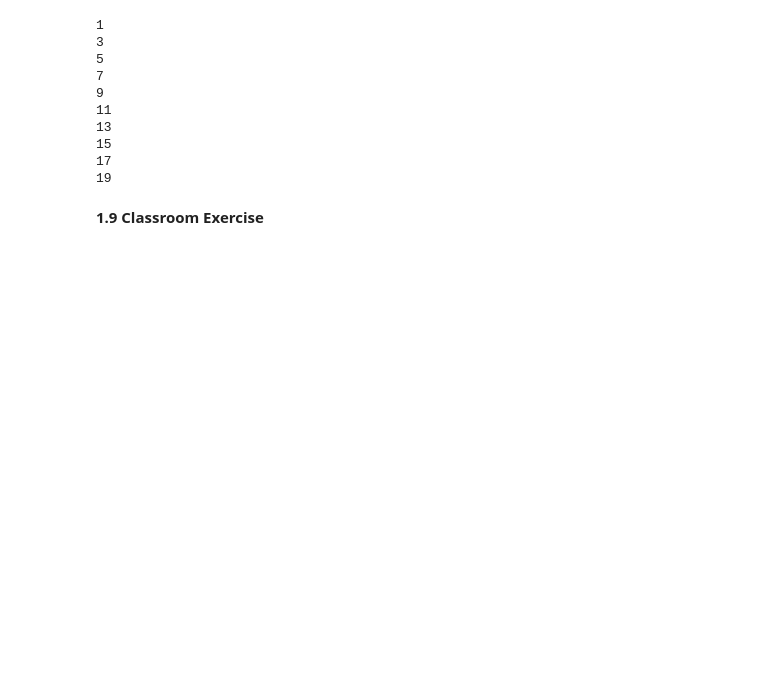
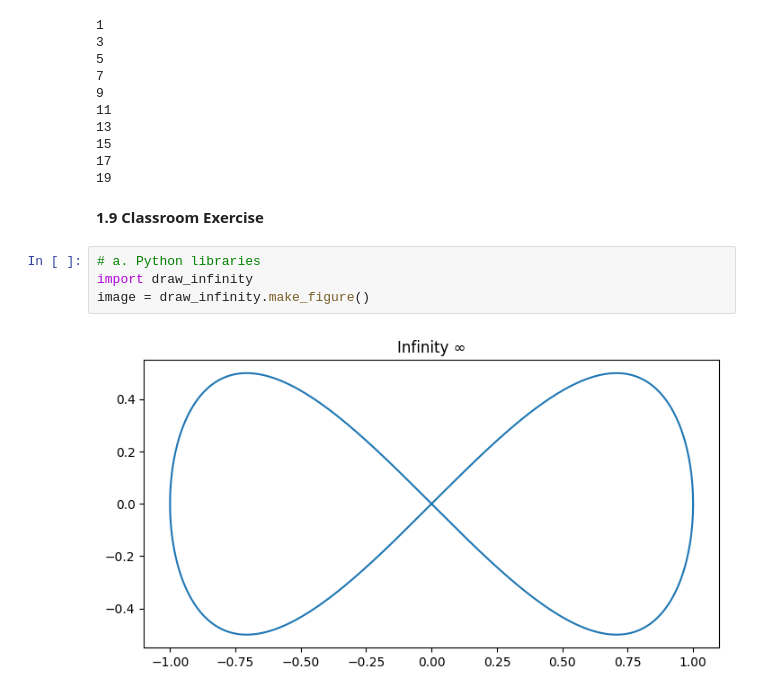
Before and after one commit to YuxinLiu42/Python-Learning, a Jupyter notebook: Introduction to python.ipynb, the cells around one changed output. Cells and saved outputs as stored; diff of their text form; blank space fills up the shorter version.

```diff
--- a/Introduction to python.ipynb
+++ b/Introduction to python.ipynb
@@ -1075,3 +1075,9 @@ for n in range(50):
 19
 # %% [markdown]
 **1.9 Classroom Exercise**
+# %%
+# a. Python libraries
+import draw_infinity
+image = draw_infinity.make_figure()
+# %% [output]
+[figure, added]
```
Also changed, not shown: parts of 15 cells of this notebook, 6 other files.
